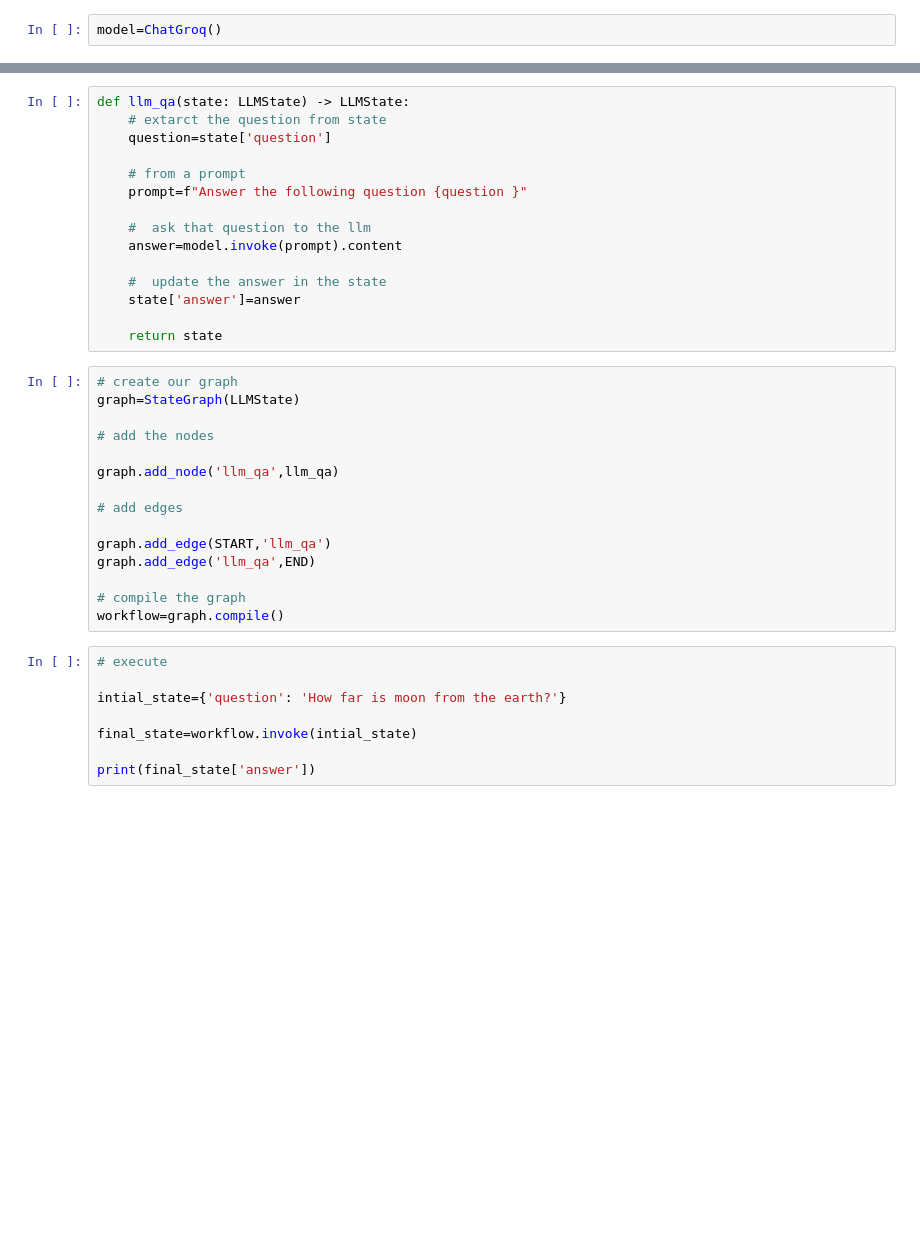
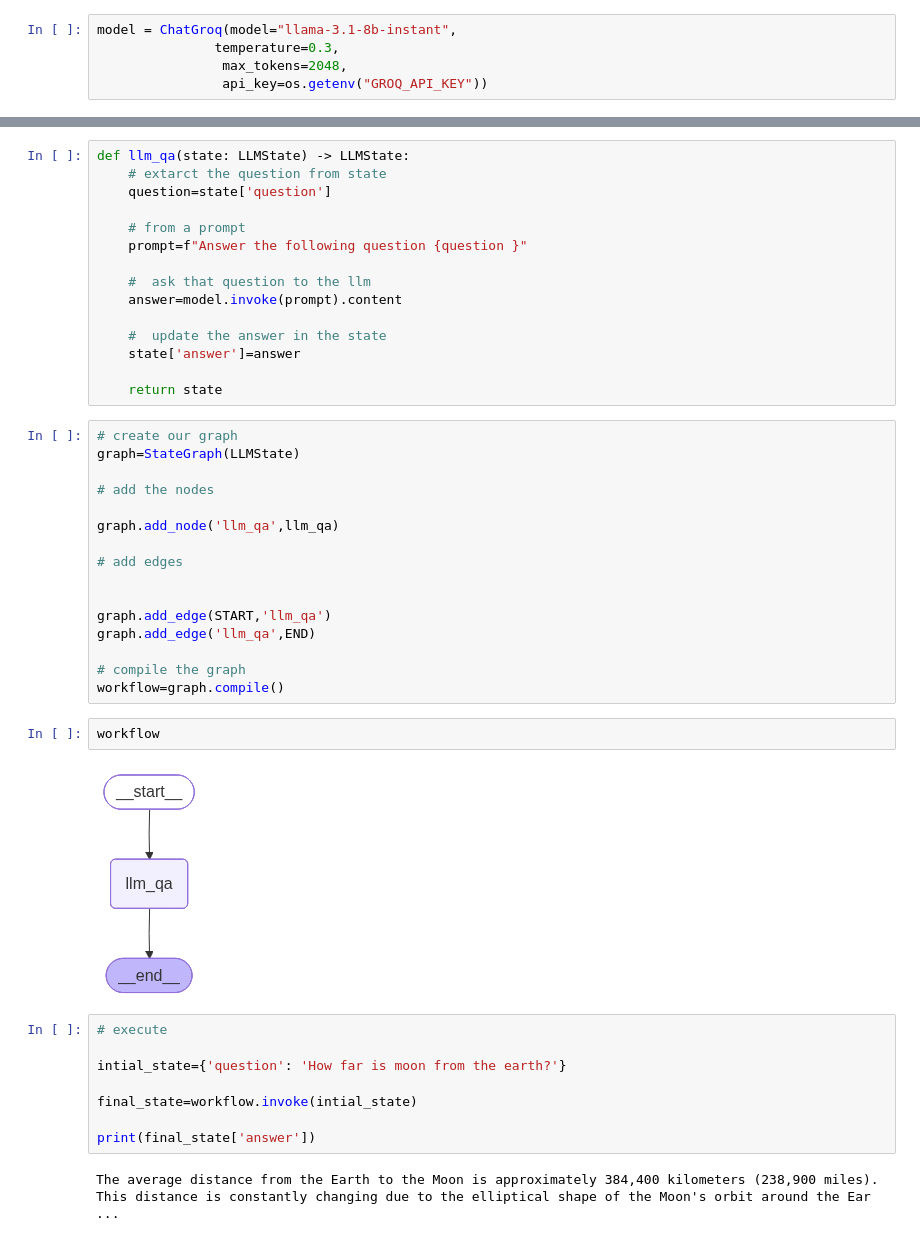
Before and after one commit to shashank-294521/langgraph_practice, a Jupyter notebook: 2_simple_workflow.ipynb, the cells around one changed output, grey strips where cells are left out. Drawn from its saved outputs; the diff is of its cells as text; blank space fills up the shorter version.

```diff
--- a/2_simple_workflow.ipynb
+++ b/2_simple_workflow.ipynb
@@ -8,5 +11,8 @@ load_dotenv()
 # %%
-model=ChatGroq()
+model = ChatGroq(model="llama-3.1-8b-instant",
+               temperature=0.3,
+                max_tokens=2048,
+                api_key=os.getenv("GROQ_API_KEY"))
 # %%
 class LLMState(TypedDict):
 
@@ -37,11 +43,16 @@ graph.add_node('llm_qa',llm_qa)
 
 # add edges
 
+
 graph.add_edge(START,'llm_qa')
 graph.add_edge('llm_qa',END)
 
 # compile the graph
 workflow=graph.compile()
+# %%
+workflow
+# %% [output]
+[figure, added]
 # %%
 # execute
 
@@ -50,3 +61,5 @@ intial_state={'question': 'How far is moon from the earth?'}
 final_state=workflow.invoke(intial_state)
 
 print(final_state['answer'])
+# %% [output]
+The average distance from the Earth to the Moon is approximately 384,400 kilometers (238,900 miles). This distance is constantly changing due to the elliptical shape of the Moon's orbit around the Ear ...
```
Also changed, not shown: parts of 2 cells of this notebook, 3 other files.
